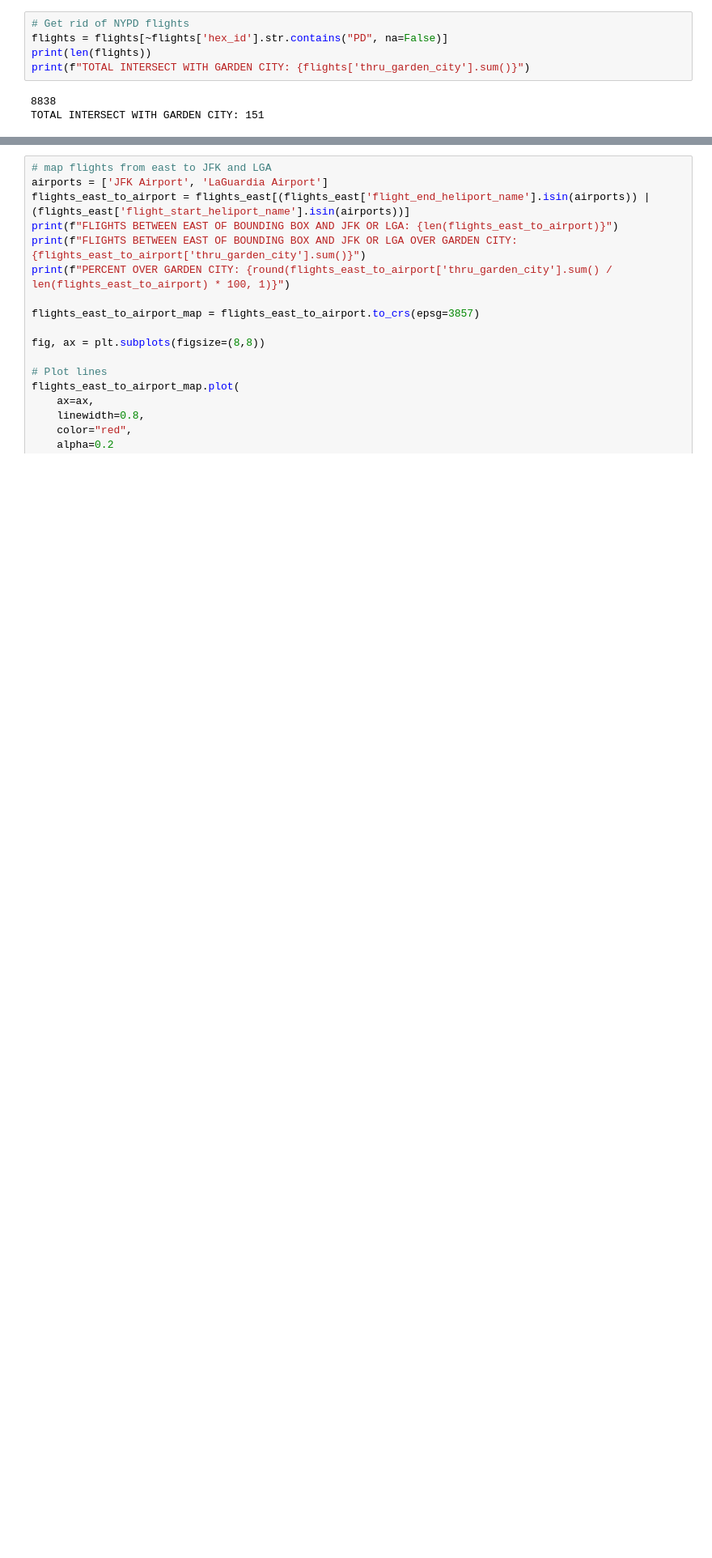
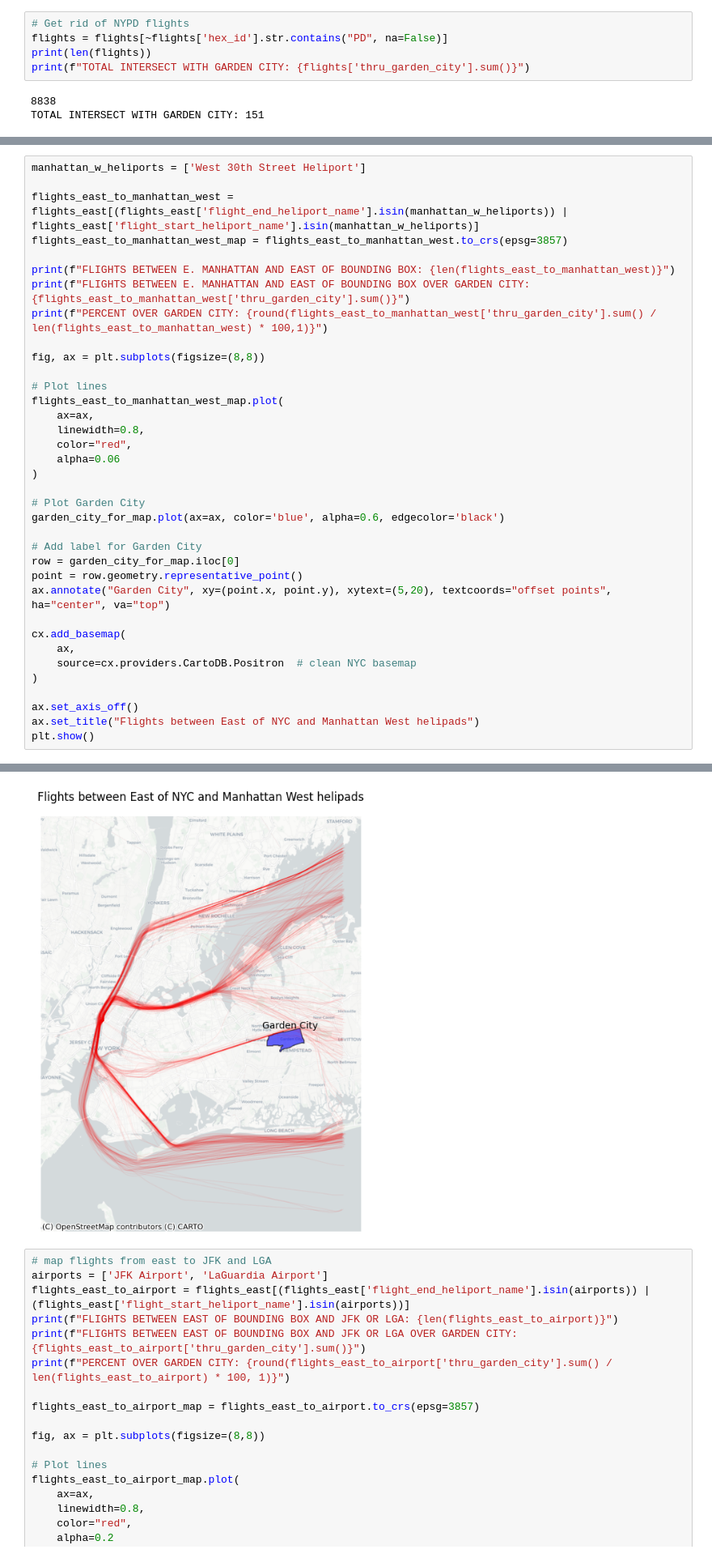
Before and after one commit to NewYorkCityCouncil/helicopter-webpage, a Jupyter notebook: code/03_reinvestigate_flights.ipynb, the cells around one changed output, grey strips where cells are left out. Shown at 81% size. Saved outputs shown, nothing was run; the diff lists cells and outputs as text; blank space fills up the shorter version.

```diff
--- a/code/03_reinvestigate_flights.ipynb
+++ b/code/03_reinvestigate_flights.ipynb
@@ -249,0 +250,37 @@ PERCENT OVER GARDEN CITY: 9.0
+# %%
+manhattan_w_heliports = ['West 30th Street Heliport']
+
+flights_east_to_manhattan_west = flights_east[(flights_east['flight_end_heliport_name'].isin(manhattan_w_heliports)) | flights_east['flight_start_heliport_name'].isin(manhattan_w_heliports)]
+flights_east_to_manhattan_west_map = flights_east_to_manhattan_west.to_crs(epsg=3857)
+
+print(f"FLIGHTS BETWEEN E. MANHATTAN AND EAST OF BOUNDING BOX: {len(flights_east_to_manhattan_west)}")
+print(f"FLIGHTS BETWEEN E. MANHATTAN AND EAST OF BOUNDING BOX OVER GARDEN CITY: {flights_east_to_manhattan_west['thru_garden_city'].sum()}")
+print(f"PERCENT OVER GARDEN CITY: {round(flights_east_to_manhattan_west['thru_garden_city'].sum() / len(flights_east_to_manhattan_west) * 100,1)}")
+
+fig, ax = plt.subplots(figsize=(8,8))
+
+# Plot lines
+flights_east_to_manhattan_west_map.plot(
+    ax=ax,
+    linewidth=0.8,
+    color="red",
+    alpha=0.06
+)
+
+# Plot Garden City
+garden_city_for_map.plot(ax=ax, color='blue', alpha=0.6, edgecolor='black')
+
+# Add label for Garden City
+row = garden_city_for_map.iloc[0]
+point = row.geometry.representative_point()
+ax.annotate("Garden City", xy=(point.x, point.y), xytext=(5,20), textcoords="offset points", ha="center", va="top")
+
+cx.add_basemap(
+    ax,
+    source=cx.providers.CartoDB.Positron  # clean NYC basemap
+)
+
+ax.set_axis_off()
+ax.set_title("Flights between East of NYC and Manhattan West helipads")
+plt.show()
+# %% [output]
@@ -250,3 +290,4 @@ PERCENT OVER GARDEN CITY: 9.0
+[figure, added]
 # %%
 # map flights from east to JFK and LGA
 airports = ['JFK Airport', 'LaGuardia Airport']
```
Also changed, not shown: parts of 2 cells of this notebook.
